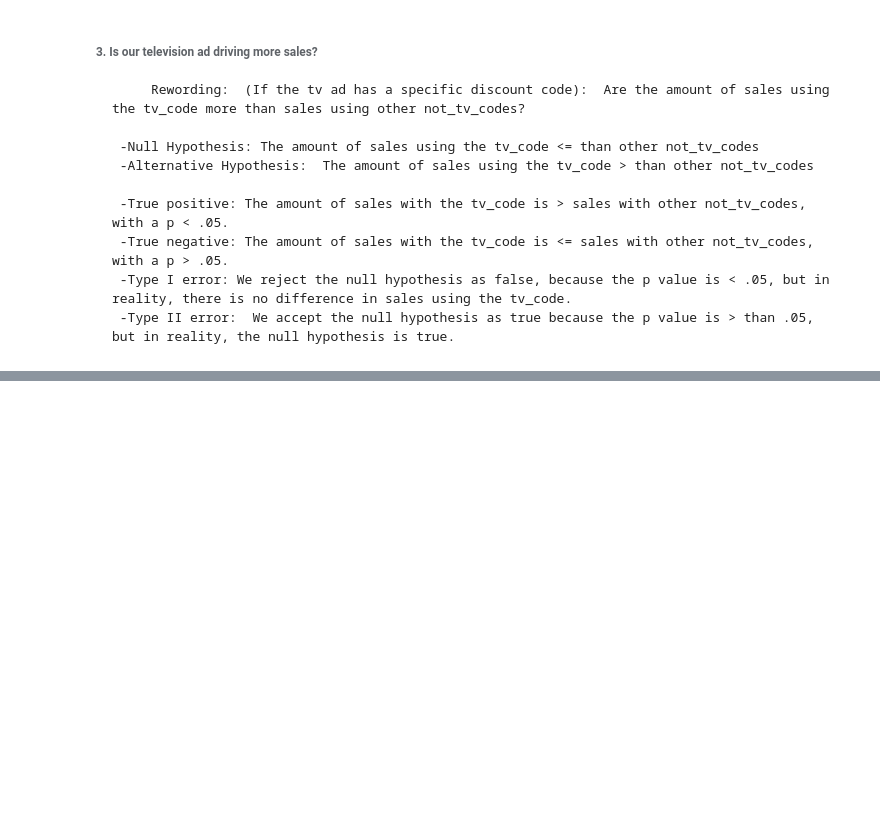
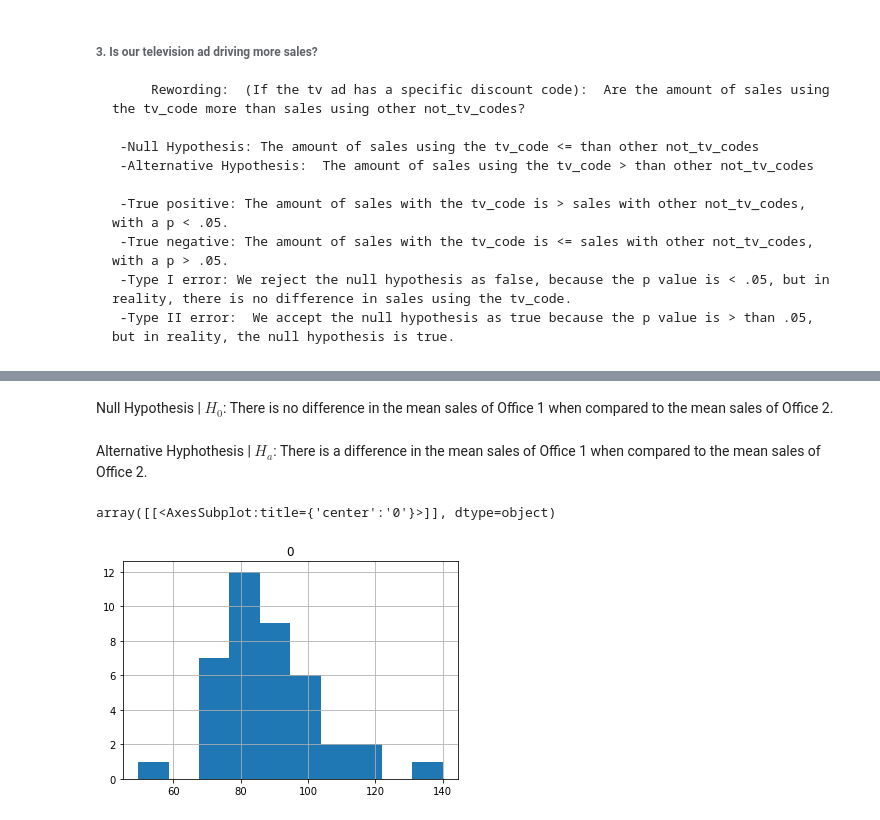
Before and after one commit to Brooke-Holyoak/statistics-exercises, a Jupyter notebook: hypothesis_testing.ipynb, the cells around one changed output, grey strips where cells are left out. Saved outputs shown, nothing was run; the diff lists cells and outputs as text; code cells hidden in the pictures; blank space fills up the shorter version.

```diff
--- a/hypothesis_testing.ipynb
+++ b/hypothesis_testing.ipynb
@@ -42,0 +69,17 @@ For each of the following questions, formulate a null and alternative hypothesis
+# %% [markdown]
+Null Hypothesis | $H_{0}$: There is no difference in the mean sales of Office 1 when compared to the mean sales of Office 2.
+# %% [markdown]
+Alternative Hyphothesis | $H_{a}$: There is a difference in the mean sales of Office 1 when compared to the mean sales of Office 2.
+# %%
+# using a simulation, i can create random numbers for office 1 and office 2
+
+office_1 = np.random.normal(loc = 90, scale = 15, size = (40))
+office_2 = np.random.normal(loc = 100, scale = 20, size = (50))
+# %%
+df_1 = pd.DataFrame(office_1)
+df_2 = pd.DataFrame(office_2)
+# %%
+df_1.hist()
+# %% [output]
+array([[<AxesSubplot:title={'center':'0'}>]], dtype=object)
+[figure, added]
```
Also changed, not shown: parts of 24 cells of this notebook, 3 other files.
